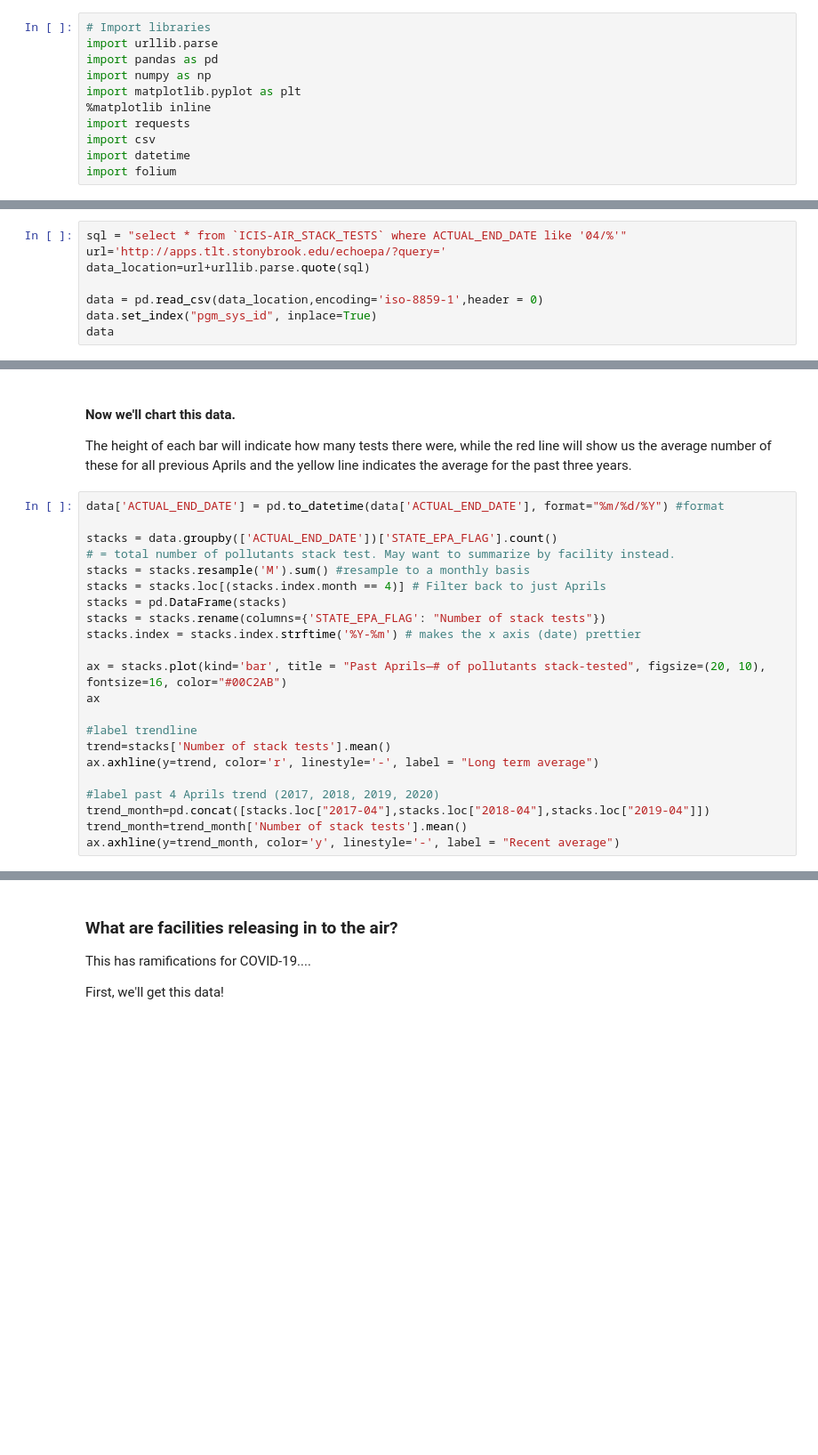
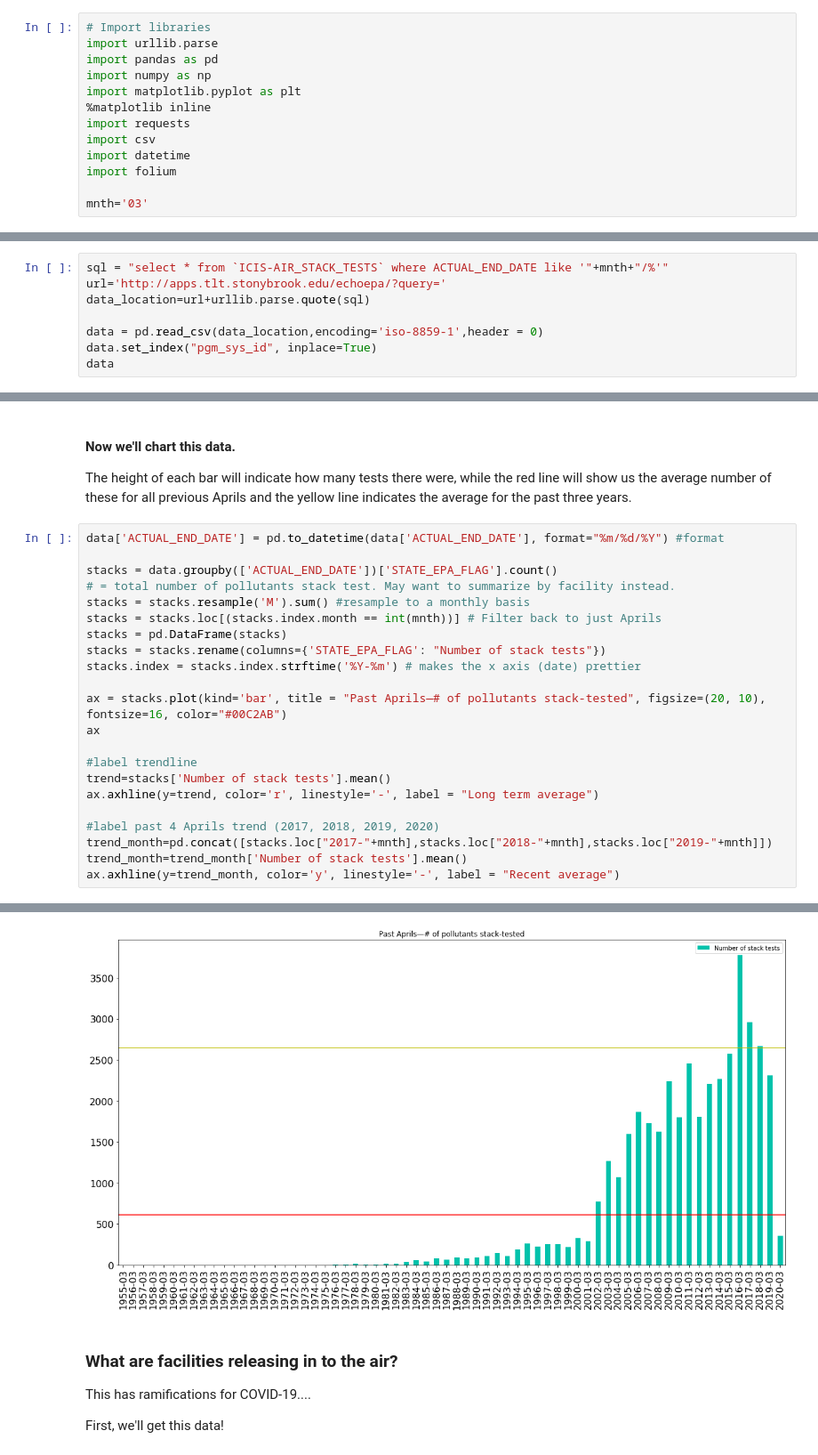
Before and after one commit to edgi-govdata-archiving/ECHO-COVID19, a Jupyter notebook: ECHO-COVID19.ipynb, the cells around one changed output, grey strips where cells are left out. Shown at 89% size. Drawn from its saved outputs; the diff is of its cells as text; blank space fills up the shorter version.

Commit message:
adds a basic month selector
So we can easily switch between, say, 03 (march) and 04 (april)

```diff
--- a/ECHO-COVID19.ipynb
+++ b/ECHO-COVID19.ipynb
@@ -57,6 +57,8 @@ import requests
 import csv
 import datetime
 import folium
+
+mnth='03'
 # %% [markdown]
 ## National Trends
 # %% [markdown]
@@ -65,7 +67,7 @@ First: Are facilities even doing stack tests? Stack tests involve measuring the
 
 The following cell will grab EPA data on facility stack tests for every April on record (up to 50 years ago). Some pollutant releases may be seasonal, so by looking only at Aprils, we can account for this variation and ensure an apples-to-apples comparison.
 # %%
-sql = "select * from `ICIS-AIR_STACK_TESTS` where ACTUAL_END_DATE like '04/%'"
+sql = "select * from `ICIS-AIR_STACK_TESTS` where ACTUAL_END_DATE like '"+mnth+"/%'"
 url='http://apps.tlt.stonybrook.edu/echoepa/?query='
 data_location=url+urllib.parse.quote(sql)
 
@@ -82,7 +104,7 @@ data['ACTUAL_END_DATE'] = pd.to_datetime(data['ACTUAL_END_DATE'], format="%m/%d/
 stacks = data.groupby(['ACTUAL_END_DATE'])['STATE_EPA_FLAG'].count()
 # = total number of pollutants stack test. May want to summarize by facility instead.
 stacks = stacks.resample('M').sum() #resample to a monthly basis
-stacks = stacks.loc[(stacks.index.month == 4)] # Filter back to just Aprils
+stacks = stacks.loc[(stacks.index.month == int(mnth))] # Filter back to just Aprils
 stacks = pd.DataFrame(stacks)
 stacks = stacks.rename(columns={'STATE_EPA_FLAG': "Number of stack tests"})
 stacks.index = stacks.index.strftime('%Y-%m') # makes the x axis (date) prettier
@@ -95,6 +117,7 @@ trend=stacks['Number of stack tests'].mean()
 ax.axhline(y=trend, color='r', linestyle='-', label = "Long term average")
 
 #label past 4 Aprils trend (2017, 2018, 2019, 2020)
-trend_month=pd.concat([stacks.loc["2017-04"],stacks.loc["2018-04"],stacks.loc["2019-04"]])
+trend_month=pd.concat([stacks.loc["2017-"+mnth],stacks.loc["2018-"+mnth],stacks.loc["2019-"+mnth]])
 trend_month=trend_month['Number of stack tests'].mean()
 ax.axhline(y=trend_month, color='y', linestyle='-', label = "Recent average")
+# %% [output]
@@ -101,3 +125,4 @@ ax.axhline(y=trend_month, color='y', linestyle='-', label = "Recent average")
+[figure, added]
 # %% [markdown]
 ### What are facilities releasing in to the air?
 This has ramifications for COVID-19....
```
Also changed, not shown: parts of 20 cells of this notebook.
